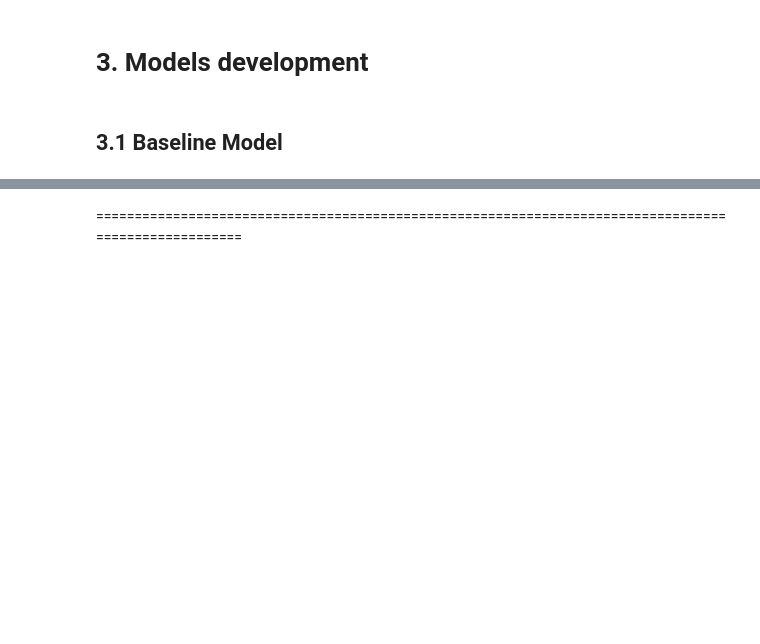
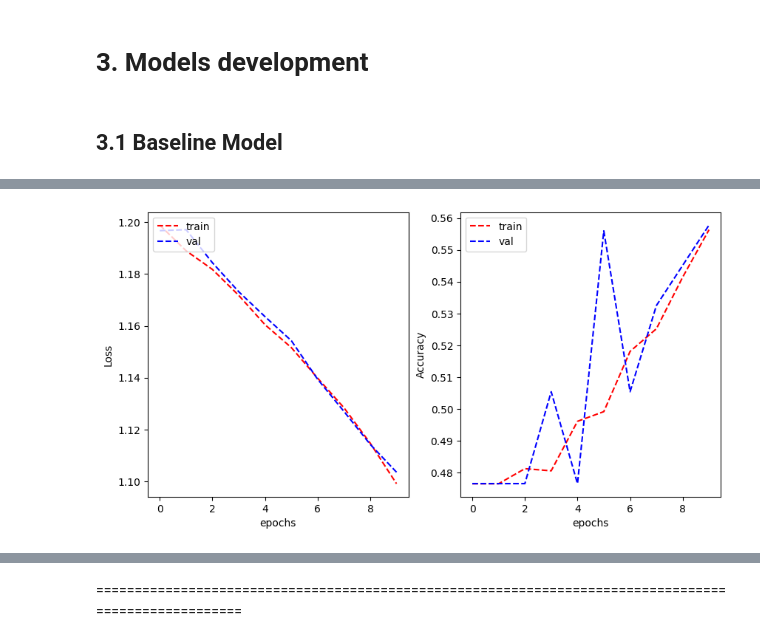
Before and after one commit to afrahhassan/afrahhassan, a Jupyter notebook: assignment2.ipynb, the cells around one changed output, grey strips where cells are left out. Saved outputs shown, nothing was run; the diff lists cells and outputs as text; code cells hidden in the pictures; blank space fills up the shorter version.

```diff
--- a/assignment2.ipynb
+++ b/assignment2.ipynb
@@ -870,0 +739,8 @@ plot_learning_curve(history.history['loss'], history.history['val_loss'],
+# %%
+history_mlp_shape = model_mlp.fit(train_generator, validation_data=validation_generator, epochs=10, verbose=0)
+# %%
+plot_learning_curve(history_mlp_shape.history['loss'], history_mlp_shape.history['val_loss'],
+                    history_mlp_shape.history['categorical_accuracy'], history_mlp_shape.history['val_categorical_accuracy'],
+                    metric_name='Accuracy')
+# %% [output]
+[figure, added]
```
Also changed, not shown: parts of 43 cells of this notebook.
